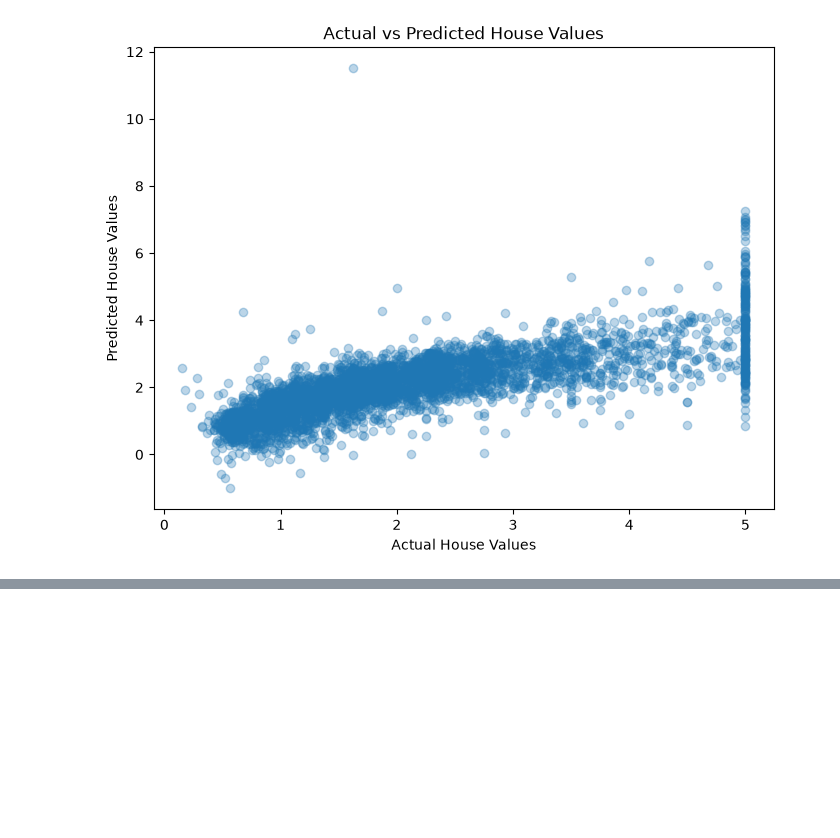
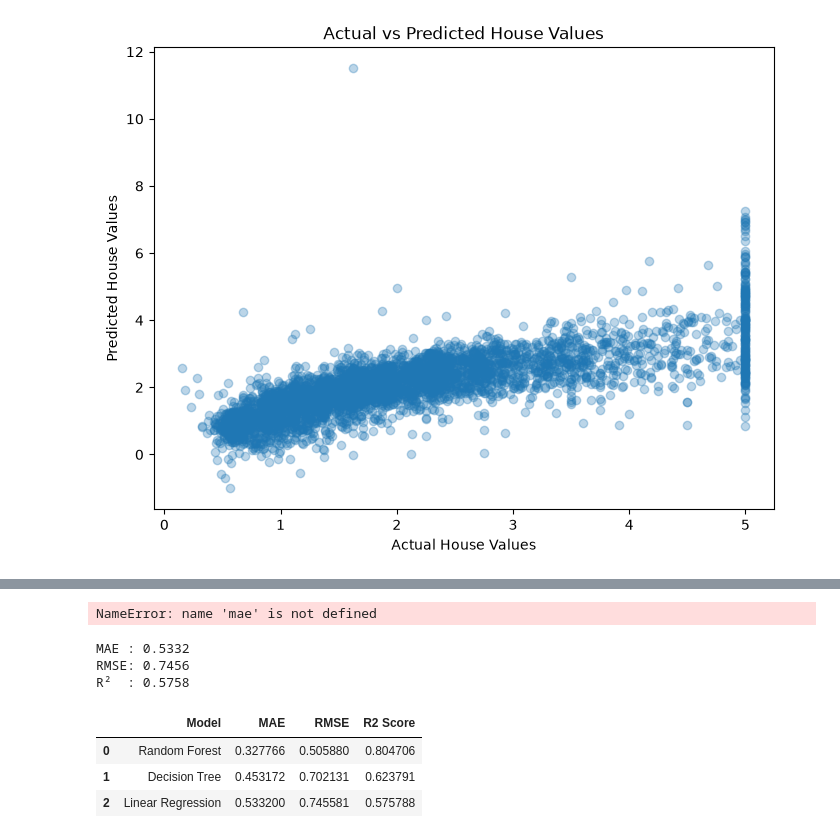
Before and after one commit to 75000Pratik/house-price-prediction, a Jupyter notebook: notebooks/house_price_prediction.ipynb, the cells around one changed output, grey strips where cells are left out. Cells and saved outputs as stored; diff of their text form; code cells hidden in the pictures; blank space fills up the shorter version.

Commit message:
Compare Linear Regression, Decision Tree and Random Forest models

```diff
--- a/notebooks/house_price_prediction.ipynb
+++ b/notebooks/house_price_prediction.ipynb
@@ -319,0 +542,66 @@ plt.show()
+# %%
+comparison = pd.DataFrame({
+    "Model":["Linear Regression", "Decision Tree", "Random Forest"],
+    "MAE": [mae, dt_mae, rf_mae],
+    "RMSE": [rmse, dt_rmse, rf_rmse],
+    "R2": [r2, dt_r2, rf_r2]
+
+})
+
+comparison
+# %% [output]
+NameError: name 'mae' is not defined
+# %%
+from sklearn.linear_model import LinearRegression
+
+linear_model = LinearRegression()
+
+linear_model.fit(X_train_scaled, y_train)
+
+y_pred = linear_model.predict(X_test_scaled)
+# %%
+from sklearn.metrics import mean_absolute_error, mean_squared_error, r2_score
+import numpy as np
+
+mae = mean_absolute_error(y_test, y_pred)
+mse = mean_squared_error(y_test, y_pred)
+rmse = np.sqrt(mse)
+r2 = r2_score(y_test, y_pred)
+
+print(f"MAE : {mae:.4f}")
+print(f"RMSE: {rmse:.4f}")
+print(f"R²  : {r2:.4f}")
+# %% [output]
+MAE : 0.5332
+RMSE: 0.7456
+R²  : 0.5758
+# %%
+comparison = pd.DataFrame({
+    "Model": [
+        "Linear Regression",
+        "Decision Tree",
+        "Random Forest"
+    ],
+    "MAE": [
+        mae,
+        dt_mae,
+        rf_mae
+    ],
+    "RMSE": [
+        rmse,
+        dt_rmse,
+        rf_rmse
+    ],
+    "R2 Score": [
+        r2,
+        dt_r2,
+        rf_r2
+    ]
+})
+
+comparison.sort_values(by="R2 Score", ascending=False).reset_index(drop=True)
+# %% [output]
+|  | Model | MAE | RMSE | R2 Score |
+| 0 | Random Forest | 0.327766 | 0.505880 | 0.804706 |
+| 1 | Decision Tree | 0.453172 | 0.702131 | 0.623791 |
+| 2 | Linear Regression | 0.533200 | 0.745581 | 0.575788 |
```
Also changed, not shown: parts of 33 cells of this notebook.
